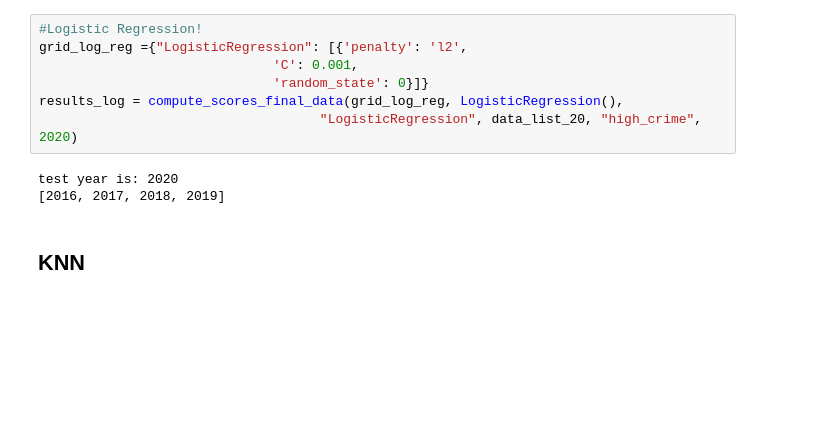
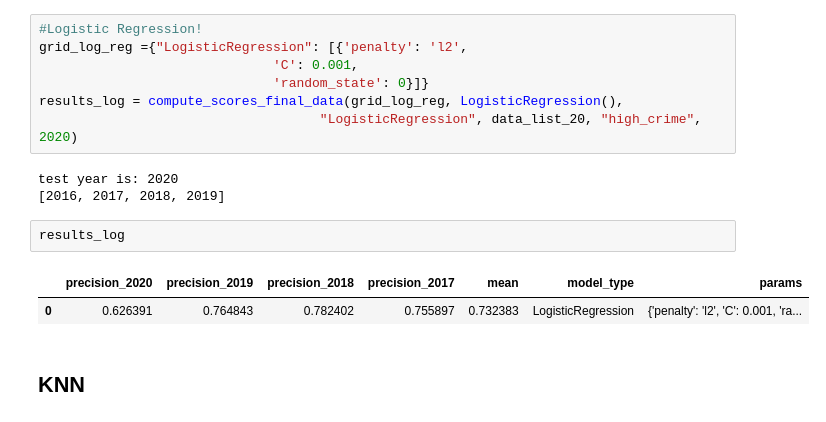
Before and after one commit to Deckart2/capp_30254_crime_forcasting, a Jupyter notebook: scripts/Final Models.ipynb, the cells around one changed output. Cells and saved outputs as stored; diff of their text form; blank space fills up the shorter version.

Commit message:
more work final models file

```diff
--- a/scripts/Final Models.ipynb
+++ b/scripts/Final Models.ipynb
@@ -106,6 +106,11 @@ results_log = compute_scores_final_data(grid_log_reg, LogisticRegression(),
 # %% [output]
 test year is: 2020
 [2016, 2017, 2018, 2019]
+# %%
+results_log
+# %% [output]
+|  | precision_2020 | precision_2019 | precision_2018 | precision_2017 | mean | model_type | params |
+| 0 | 0.626391 | 0.764843 | 0.782402 | 0.755897 | 0.732383 | LogisticRegression | {'penalty': 'l2', 'C': 0.001, 'ra... |
 # %% [markdown]
 ## KNN
 # %%
```
Also changed, not shown: parts of 2 cells of this notebook, 2 other files.
